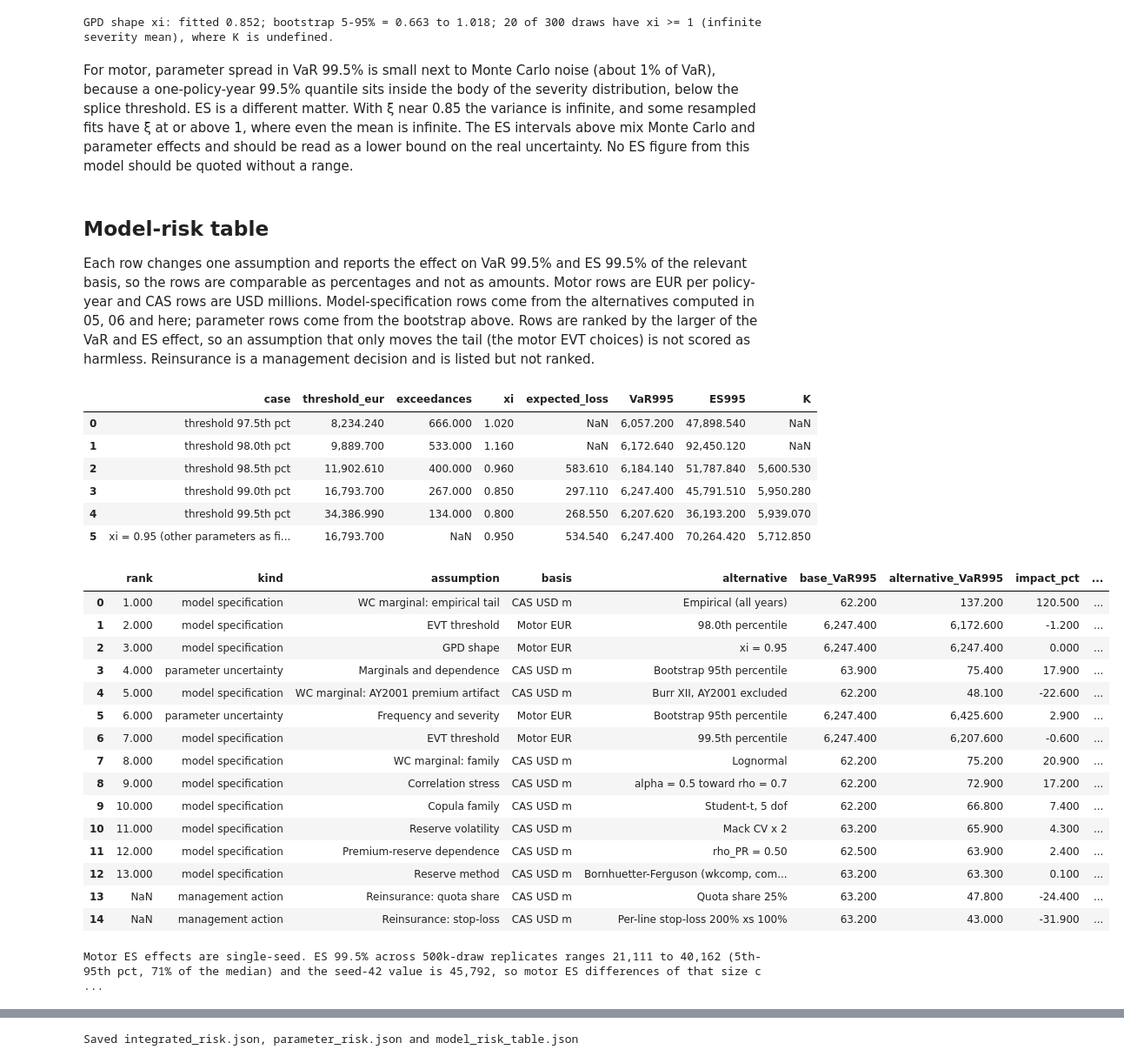
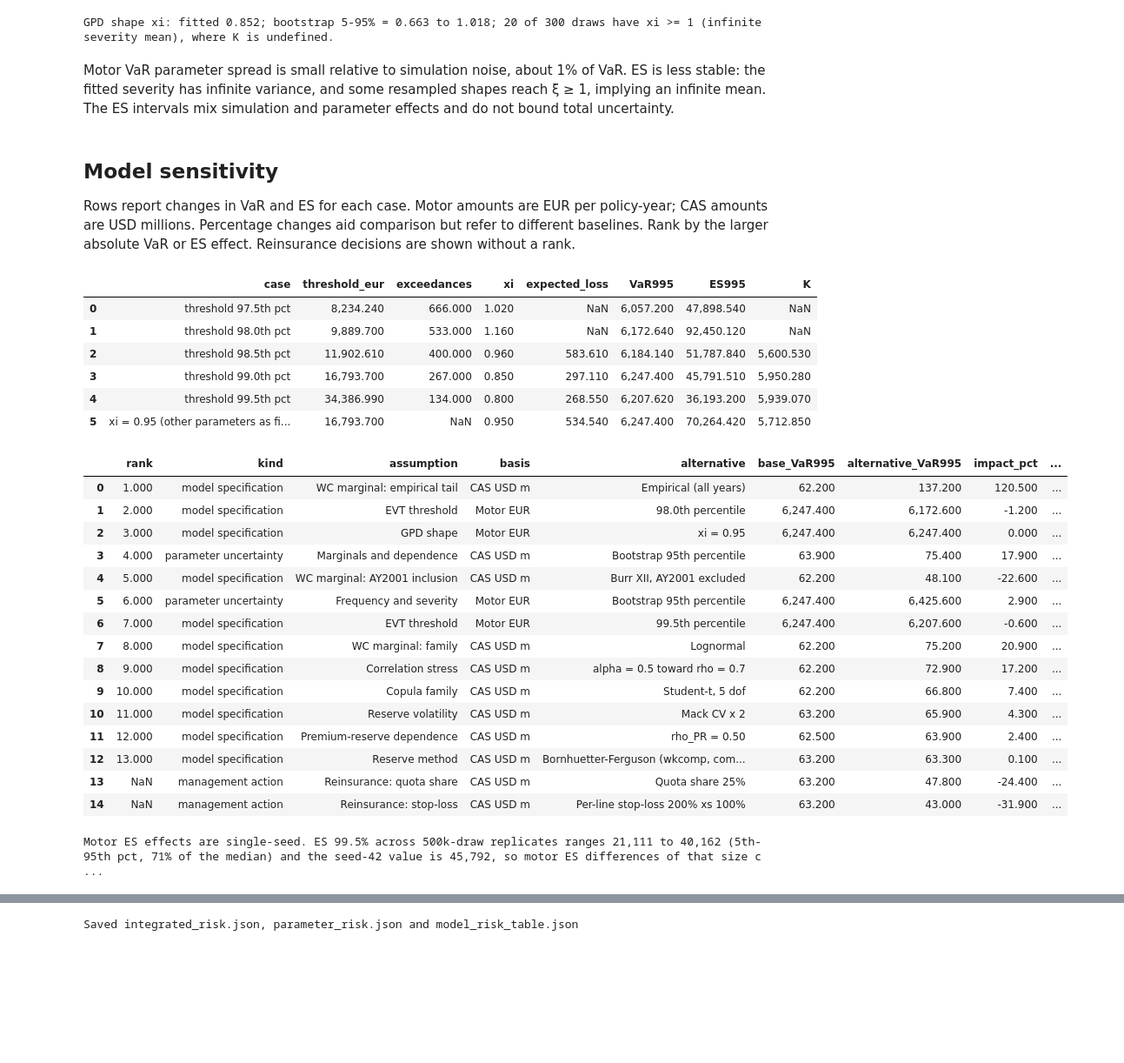
Before and after one commit to jskim-quant/risk-portfolio, a Jupyter notebook: 01_insurance_risk/notebooks/11_results_summary.ipynb, the cells around one changed output, grey strips where cells are left out. Shown at 87% size. Cells and saved outputs as stored; diff of their text form; code cells hidden in the pictures; blank space fills up the shorter version.

```diff
--- a/01_insurance_risk/notebooks/11_results_summary.ipynb
+++ b/01_insurance_risk/notebooks/11_results_summary.ipynb
@@ -178,20 +178,22 @@ for i in range(1, len(waterfall)):
         np.testing.assert_allclose(running, waterfall.value_usd_m[i], rtol=1e-9)
 display(waterfall.round(3))
 
-fig, ax = plt.subplots(figsize=(12, 5.5))
+fig, ax = plt.subplots(figsize=(17, 6))
 level = 0.0
 for i, (name, v, kind) in enumerate(steps):
     v = v / M
     if kind == 'total':
-        ax.bar(i, v, color='C0'); level = v
-        ax.text(i, v + 1, f'{v:,.1f}', ha='center', fontsize=9)
+        ax.bar(i, v, color='0.35'); level = v
+        ax.text(i, v + 1, f'{v:,.1f}', ha='center')
     else:
-        ax.bar(i, v, bottom=level, color='C3' if v > 0 else 'C2')
-        ax.text(i, max(level, level + v) + 1, f'{v:+,.1f}', ha='center', fontsize=9)
+        ax.bar(i, v, bottom=level, color='C3' if v > 0 else 'C0')
+        ax.text(i, max(level, level + v) + 1, f'{v:+,.1f}', ha='center')
         level += v
-ax.set_xticks(range(len(steps))); ax.set_xticklabels([s_[0] for s_ in steps], fontsize=8)
+ax.set_xticks(range(len(steps))); ax.set_xticklabels([s_[0] for s_ in steps])
 ax.set_ylabel('K = VaR99.5 - expected loss, USD millions')
-ax.set_title('Economic risk waterfall (CAS loss-ratio portfolio, USD)')
+ax.set_title('Capital decomposition (CAS, USD)')
+bar_top = max(max(patch.get_y(), patch.get_y() + patch.get_height()) for patch in ax.patches)
+ax.set_ylim(0, bar_top * 1.15)
 plt.tight_layout(); plt.show()
 # %% [output]
 |  | step | value_usd_m | kind |
@@ -314,11 +312,11 @@ Motor VaR99.5, EUR per policy-year. Baseline (seed 42, 500k): 6,247
 | 1 | ES, frequency and severity parame... | 300 | 20,055.000 | 25,881.000 | 56,260.000 | 53,421.000 |
 GPD shape xi: fitted 0.852; bootstrap 5-95% = 0.663 to 1.018; 20 of 300 draws have xi >= 1 (infinite severity mean), where K is undefined.
 # %% [markdown]
-For motor, parameter spread in VaR 99.5% is small next to Monte Carlo noise (about 1% of VaR), because a one-policy-year 99.5% quantile sits inside the body of the severity distribution, below the splice threshold. ES is a different matter. With ξ near 0.85 the variance is infinite, and some resampled fits have ξ at or above 1, where even the mean is infinite. The ES intervals above mix Monte Carlo and parameter effects and should be read as a lower bound on the real uncertainty. No ES figure from this model should be quoted without a range.
+Motor VaR parameter spread is small relative to simulation noise, about 1% of VaR. ES is less stable: the fitted severity has infinite variance, and some resampled shapes reach ξ ≥ 1, implying an infinite mean. The ES intervals mix simulation and parameter effects and do not bound total uncertainty.
 # %% [markdown]
-## Model-risk table
+## Model sensitivity
 
-Each row changes one assumption and reports the effect on VaR 99.5% and ES 99.5% of the relevant basis, so the rows are comparable as percentages and not as amounts. Motor rows are EUR per policy-year and CAS rows are USD millions. Model-specification rows come from the alternatives computed in 05, 06 and here; parameter rows come from the bootstrap above. Rows are ranked by the larger of the VaR and ES effect, so an assumption that only moves the tail (the motor EVT choices) is not scored as harmless. Reinsurance is a management decision and is listed but not ranked.
+Rows report changes in VaR and ES for each case. Motor amounts are EUR per policy-year; CAS amounts are USD millions. Percentage changes aid comparison but refer to different baselines. Rank by the larger absolute VaR or ES effect. Reinsurance decisions are shown without a rank.
 # %%
 dep = R['dependency_results.json']
 grid = pd.DataFrame(dep['marginal_vs_dependence']['grid'])
@@ -384,9 +382,9 @@ rows = [
   row('model specification', 'WC marginal: family', 'CAS USD m', 'Burr XII, Gaussian copula', 'Lognormal', gauss,
       (g('Lognormal', 'Gaussian copula'), g('Lognormal', 'Gaussian copula', 'ES995')), 'USD m',
       'Lognormal has a fatter upper tail than Burr XII for wkcomp, so the AIC-preferred Burr is the less conservative fit.'),
-  row('model specification', 'WC marginal: AY2001 premium artifact', 'CAS USD m', 'Burr XII, all years', 'Burr XII, AY2001 excluded', gauss,
+  row('model specification', 'WC marginal: AY2001 inclusion', 'CAS USD m', 'Burr XII, all years', 'Burr XII, AY2001 excluded', gauss,
       (g('Burr XII, AY2001 excluded', 'Gaussian copula'), g('Burr XII, AY2001 excluded', 'Gaussian copula', 'ES995')), 'USD m',
-      'One accident year of suspect premium data drives a large part of the wkcomp tail.'),
+      'AY2001 has unusually low premiums and high loss ratios; the cause is unresolved.'),
   row('model specification', 'WC marginal: empirical tail', 'CAS USD m', 'Burr XII', 'Empirical (all years)', gauss,
       (g('Empirical (all years)', 'Gaussian copula'), g('Empirical (all years)', 'Gaussian copula', 'ES995')), 'USD m',
       'The empirical tail rests on AY2001: all of the 12 largest wkcomp loss ratios are from that year. Not a stable estimate.'),
@@ -394,10 +392,10 @@ rows = [
       'Tail dependence raises the joint tail.'),
   row('model specification', 'Correlation stress', 'CAS USD m', 'Fitted correlation', 'alpha = 0.5 toward rho = 0.7',
       (float(stress.loc[0.0, 'VaR995']), float(stress.loc[0.0, 'ES995'])), (float(stress.loc[0.5, 'VaR995']), float(stress.loc[0.5, 'ES995'])),
-      'USD m', 'Diversification is the assumption that erodes fastest.'),
+      'USD m', 'The assumed correlation stress reduces diversification.'),
   row('model specification', 'Premium-reserve dependence', 'CAS USD m', 'rho_PR = 0', 'rho_PR = 0.50', (ind_row.VaR_total, ind_row.ES_total),
       (str_row.VaR_total, str_row.ES_total), 'USD m',
-      'Reserve risk adds little at any dependence because Mack CVs are a few percent for the large lines.'),
+      'Reserve risk adds little in the tested dependence scenarios; large-line Mack CVs are small.'),
   row('model specification', 'Reserve volatility', 'CAS USD m', 'Mack CV, rho_PR = 0.25', 'Mack CV x 2', ref_pair,
       (alt_cv2['VaR'] / M, alt_cv2['ES'] / M), 'USD m', 'Doubling the reserve CV is a proxy for reserve model risk that Mack does not include.'),
   row('model specification', 'Reserve method', 'CAS USD m', 'Chain-Ladder best estimate', 'Bornhuetter-Ferguson (wkcomp, comauto)',
@@ -406,7 +404,7 @@ rows = [
   row('parameter uncertainty', 'Marginals and dependence', 'CAS USD m', 'Point estimate', 'Bootstrap 95th percentile',
       (base_100k['VaR_integrated'] / M, base_100k['ES_integrated'] / M),
       (float(np.percentile(bs['VaR_integrated'], 95)) / M, float(np.percentile(bs['ES_integrated'], 95)) / M), 'USD m',
-      'Fit uncertainty alone, before any model change.'),
+      'Bootstrap spread with model families fixed and common random numbers.'),
   row('model specification', 'EVT threshold', 'Motor EUR', '99.0th percentile', '98.0th percentile',
       (base_evt.VaR995, base_evt.ES995), (evt_at('threshold 98.0th pct').VaR995, evt_at('threshold 98.0th pct').ES995), 'EUR per policy-year',
       f"xi = {evt_at('threshold 98.0th pct').xi:.2f}, so the fitted severity mean is infinite. VaR is almost unaffected because the 99.5% quantile lies below the threshold; ES moves because it is a tail mean. Single seed: the ES Monte Carlo range alone is {es_range}."),
@@ -415,7 +413,7 @@ rows = [
       f"Only about {int(evt_at('threshold 99.5th pct').exceedances)} exceedances above the threshold. Same Monte Carlo caveat for ES."),
   row('model specification', 'GPD shape', 'Motor EUR', f'xi = {model.xi_gpd:.3f}', 'xi = 0.95', (base_evt.VaR995, base_evt.ES995),
       (evt_at('xi = 0.95 (other parameters as fitted)').VaR995, evt_at('xi = 0.95 (other parameters as fitted)').ES995), 'EUR per policy-year',
-      'VaR does not see the shape; ES does. xi = 1 is the infinite-mean boundary.'),
+      'VaR changes less than ES in this scenario. The mean is infinite for xi >= 1.'),
   row('parameter uncertainty', 'Frequency and severity', 'Motor EUR', 'Point estimate', 'Bootstrap 95th percentile',
       (base_evt.VaR995, base_evt.ES995), (float(np.percentile(mb['VaR'], 95)), float(np.percentile(mb['ES'], 95))), 'EUR per policy-year',
       'Includes Monte Carlo noise. ES is far less stable than VaR.'),
@@ -423,34 +421,34 @@ rows = [
       (net_q.VaR, net_q.ES), 'USD m', 'Proportional relief; ignores the cost of cover. A decision, not a model uncertainty.'),
   row('management action', 'Reinsurance: stop-loss', 'CAS USD m', 'Gross, rho_PR = 0.25', 'Per-line stop-loss 200% xs 100%',
       ref_pair, (net_s.VaR, net_s.ES), 'USD m',
       'Larger relief than quota share, but reinsurance and diversification overlap: D_VaR falls from 35% to 17% in 06. A decision, not a model uncertainty.'),
 ]
 model_risk = pd.DataFrame(rows)
 model_risk['max_abs_impact_pct'] = model_risk[['impact_pct', 'es_impact_pct']].abs().max(axis=1)
 is_assumption = model_risk.kind != 'management action'
 model_risk['rank'] = np.nan
 model_risk.loc[is_assumption, 'rank'] = model_risk.loc[is_assumption, 'max_abs_impact_pct'].rank(ascending=False)
 show = model_risk.sort_values(['rank', 'kind'])[['rank', 'kind', 'assumption', 'basis', 'alternative', 'base_VaR995', 'alternative_VaR995',
                                                   'impact_pct', 'es_impact_pct', 'interpretation']]
 pd.set_option('display.max_colwidth', 90)
 display(show.round(1).reset_index(drop=True))
 print(f"Motor ES effects are single-seed. ES 99.5% across 500k-draw replicates ranges {es_range} (5th-95th pct, "
       f"{100*(es_rep['p95']-es_rep['p05'])/es_rep['median']:.0f}% of the median) and the seed-42 value is {base_motor['es_995']:,.0f}, "
       f"so motor ES differences of that size cannot be told apart from Monte Carlo noise.")
 # %% [output]
 |  | case | threshold_eur | exceedances | xi | expected_loss | VaR995 | ES995 | K |
 | 0 | threshold 97.5th pct | 8,234.240 | 666.000 | 1.020 | NaN | 6,057.200 | 47,898.540 | NaN |
 | 1 | threshold 98.0th pct | 9,889.700 | 533.000 | 1.160 | NaN | 6,172.640 | 92,450.120 | NaN |
 | 2 | threshold 98.5th pct | 11,902.610 | 400.000 | 0.960 | 583.610 | 6,184.140 | 51,787.840 | 5,600.530 |
 | 3 | threshold 99.0th pct | 16,793.700 | 267.000 | 0.850 | 297.110 | 6,247.400 | 45,791.510 | 5,950.280 |
 | 4 | threshold 99.5th pct | 34,386.990 | 134.000 | 0.800 | 268.550 | 6,207.620 | 36,193.200 | 5,939.070 |
 | 5 | xi = 0.95 (other parameters as fi... | 16,793.700 | NaN | 0.950 | 534.540 | 6,247.400 | 70,264.420 | 5,712.850 |
 |  | rank | kind | assumption | basis | alternative | base_VaR995 | alternative_VaR995 | impact_pct | ... |
 | 0 | 1.000 | model specification | WC marginal: empirical tail | CAS USD m | Empirical (all years) | 62.200 | 137.200 | 120.500 | ... |
 | 1 | 2.000 | model specification | EVT threshold | Motor EUR | 98.0th percentile | 6,247.400 | 6,172.600 | -1.200 | ... |
 | 2 | 3.000 | model specification | GPD shape | Motor EUR | xi = 0.95 | 6,247.400 | 6,247.400 | 0.000 | ... |
 | 3 | 4.000 | parameter uncertainty | Marginals and dependence | CAS USD m | Bootstrap 95th percentile | 63.900 | 75.400 | 17.900 | ... |
-| 4 | 5.000 | model specification | WC marginal: AY2001 premium artifact | CAS USD m | Burr XII, AY2001 excluded | 62.200 | 48.100 | -22.600 | ... |
+| 4 | 5.000 | model specification | WC marginal: AY2001 inclusion | CAS USD m | Burr XII, AY2001 excluded | 62.200 | 48.100 | -22.600 | ... |
 | 5 | 6.000 | parameter uncertainty | Frequency and severity | Motor EUR | Bootstrap 95th percentile | 6,247.400 | 6,425.600 | 2.900 | ... |
 | 6 | 7.000 | model specification | EVT threshold | Motor EUR | 99.5th percentile | 6,247.400 | 6,207.600 | -0.600 | ... |
 | 7 | 8.000 | model specification | WC marginal: family | CAS USD m | Lognormal | 62.200 | 75.200 | 20.900 | ... |
```
Also changed, not shown: parts of 14 cells of this notebook, 32 other files.
